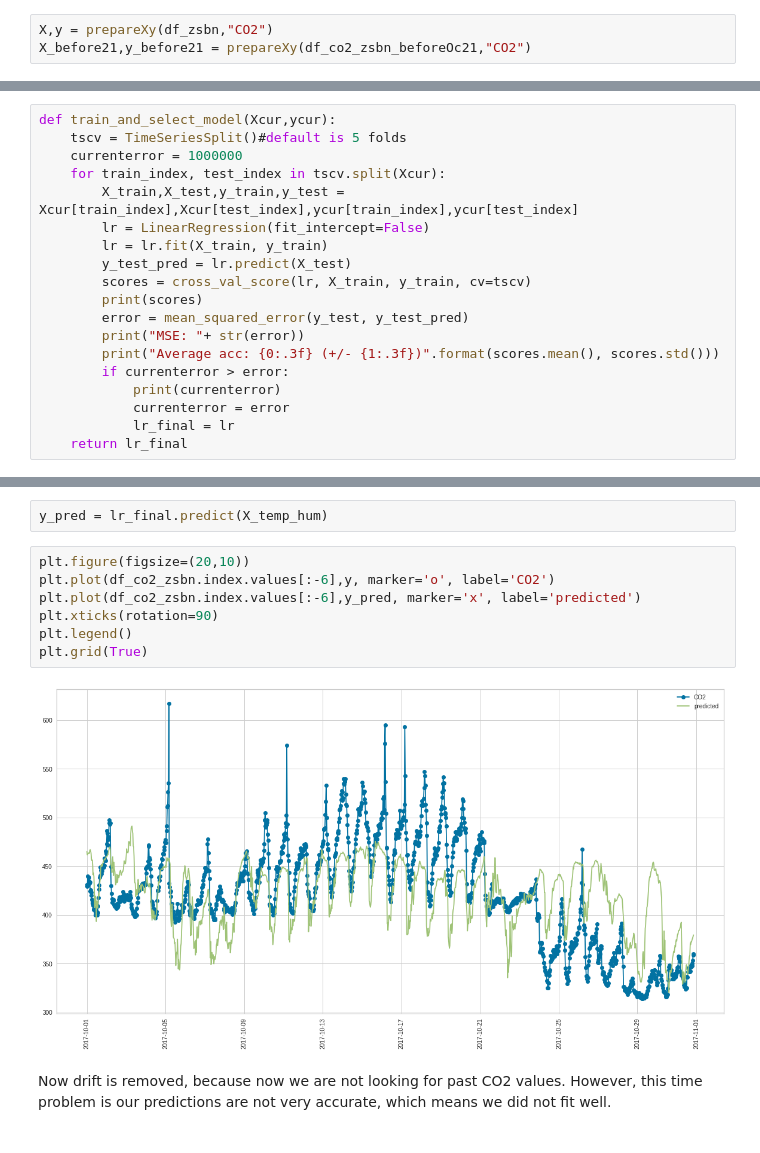
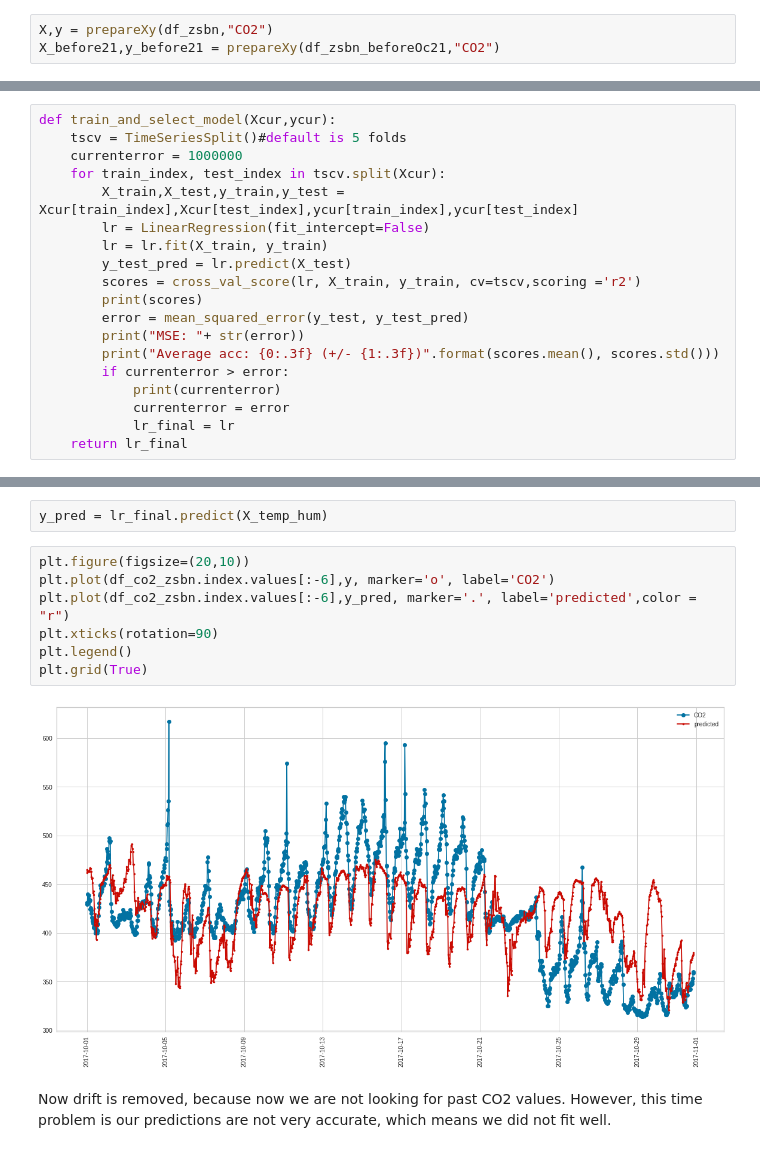
Before and after one commit to FurkanKarakas/dslab-homework-2, a Jupyter notebook: notebooks/DSLab_homework-2.ipynb, the cells around one changed output, grey strips where cells are left out. Saved outputs shown, nothing was run; the diff lists cells and outputs as text.

```diff
--- a/notebooks/DSLab_homework-2.ipynb
+++ b/notebooks/DSLab_homework-2.ipynb
@@ -636,7 +636,7 @@ def prepareXy(df,fieldname):
 df_zsbn_beforeOc21 = df_zsbn.loc[(datetime.date(2017,10,21) > df_zsbn.index.date)]
 # %%
 X,y = prepareXy(df_zsbn,"CO2")
-X_before21,y_before21 = prepareXy(df_co2_zsbn_beforeOc21,"CO2")
+X_before21,y_before21 = prepareXy(df_zsbn_beforeOc21,"CO2")
 # %%
 print(X.shape,y.shape)
 print(X_before21.shape,y_before21.shape)
@@ -657,7 +657,7 @@ def train_and_select_model(Xcur,ycur):
         lr = LinearRegression(fit_intercept=False)
         lr = lr.fit(X_train, y_train)
         y_test_pred = lr.predict(X_test)
-        scores = cross_val_score(lr, X_train, y_train, cv=tscv)
+        scores = cross_val_score(lr, X_train, y_train, cv=tscv,scoring ='r2')
         print(scores)
         error = mean_squared_error(y_test, y_test_pred)
         print("MSE: "+ str(error))
@@ -747,12 +747,12 @@ y_pred = lr_final.predict(X_temp_hum)
 # %%
 plt.figure(figsize=(20,10))
 plt.plot(df_co2_zsbn.index.values[:-6],y, marker='o', label='CO2')
-plt.plot(df_co2_zsbn.index.values[:-6],y_pred, marker='x', label='predicted')
+plt.plot(df_co2_zsbn.index.values[:-6],y_pred, marker='.', label='predicted',color = "r")
 plt.xticks(rotation=90)
 plt.legend()
 plt.grid(True)
 # %% [output]
-[figure, old version]
+[figure, new version]
 # %% [markdown]
 Now drift is removed, because now we are not looking for past CO2 values. However, this time problem is our predictions are not very accurate, which means we did not fit well.
 # %% [markdown]
```
Also changed, not shown: parts of 14 cells of this notebook.
